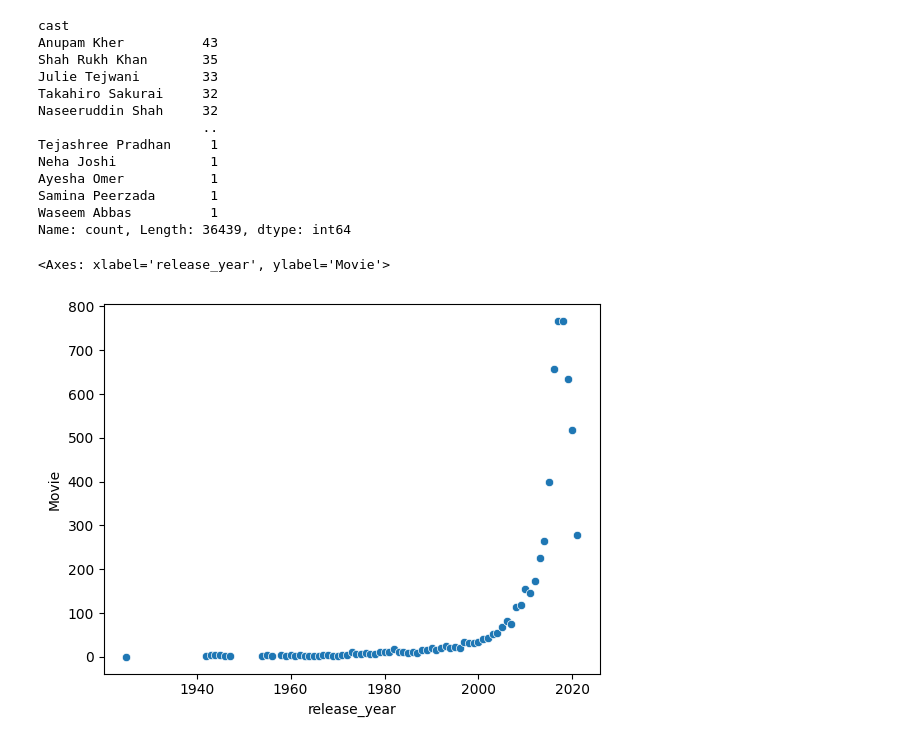
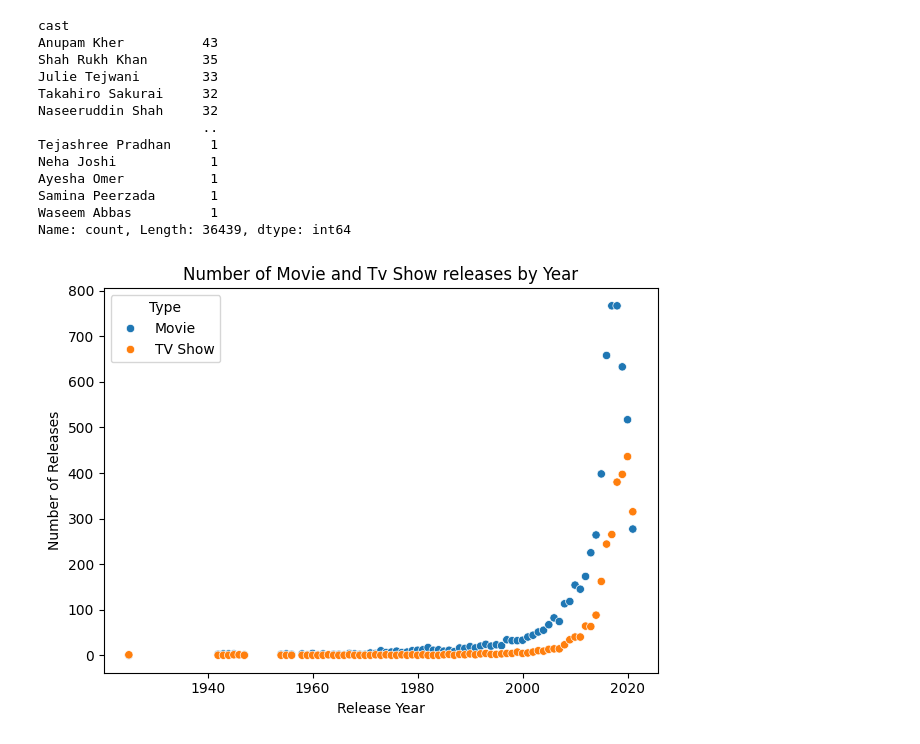
Before and after one commit to zdelk/netflix_eda, a Jupyter notebook: netflix_eda.ipynb, the cells around one changed output. Cells and saved outputs as stored; diff of their text form; code cells hidden in the pictures.

```diff
--- a/netflix_eda.ipynb
+++ b/netflix_eda.ipynb
@@ -47,9 +56,11 @@ df[df == 'Not Given'] = np.nan
 # media forms.
 
 # Removing Uneccessary Keywords
-substring_to_remove = ['TV', 'Shows', 'Movies']
+substring_to_remove = ['TV', 'Shows', 'Movies', '\'']
 pattern = "|".join(substring_to_remove)
 df['listed_in'] = df['listed_in'].str.replace(pattern, "", regex=True)
+
+
 
 # Converting Categories to lists
 df['listed_in_list'] = df['listed_in'].str.split(',').apply(lambda x: [i.strip() for i in x])
@@ -185,13 +196,24 @@ Name: count, Length: 36439, dtype: int64
 # %%
 import seaborn as sns
 # - Amount of releases by year split by TV Show or Movie
 subset_time = df[['type','release_year']].dropna()
 release_group = subset_time.groupby(['type','release_year']).size().unstack(level=0,fill_value = 0)
 release_group = release_group.reset_index()
-sns.scatterplot(data =release_group, x='release_year', y='Movie')
-# plt.scatter(x=release_group['release_year'],y=release_group['Movie'])
+
+
+release_group_melted = release_group.melt(id_vars = 'release_year',
+                                     value_vars = ['Movie', 'TV Show'],
+                                     var_name = 'Type',
+                                     value_name = 'Count')
+
+sns.scatterplot(data=release_group_melted, x='release_year', y='Count', hue='Type')
+
+plt.title('Number of Movie and Tv Show releases by Year')
+plt.xlabel('Release Year')
+plt.ylabel('Number of Releases')
+plt.tight_layout()
+plt.show()
 # %% [output]
-<Axes: xlabel='release_year', ylabel='Movie'>
-[figure, old version]
+[figure, new version]
 # %%
 # - How long are the movies on average, by genre or by country?
```
Also changed, not shown: parts of 4 cells of this notebook, 4 other files.
